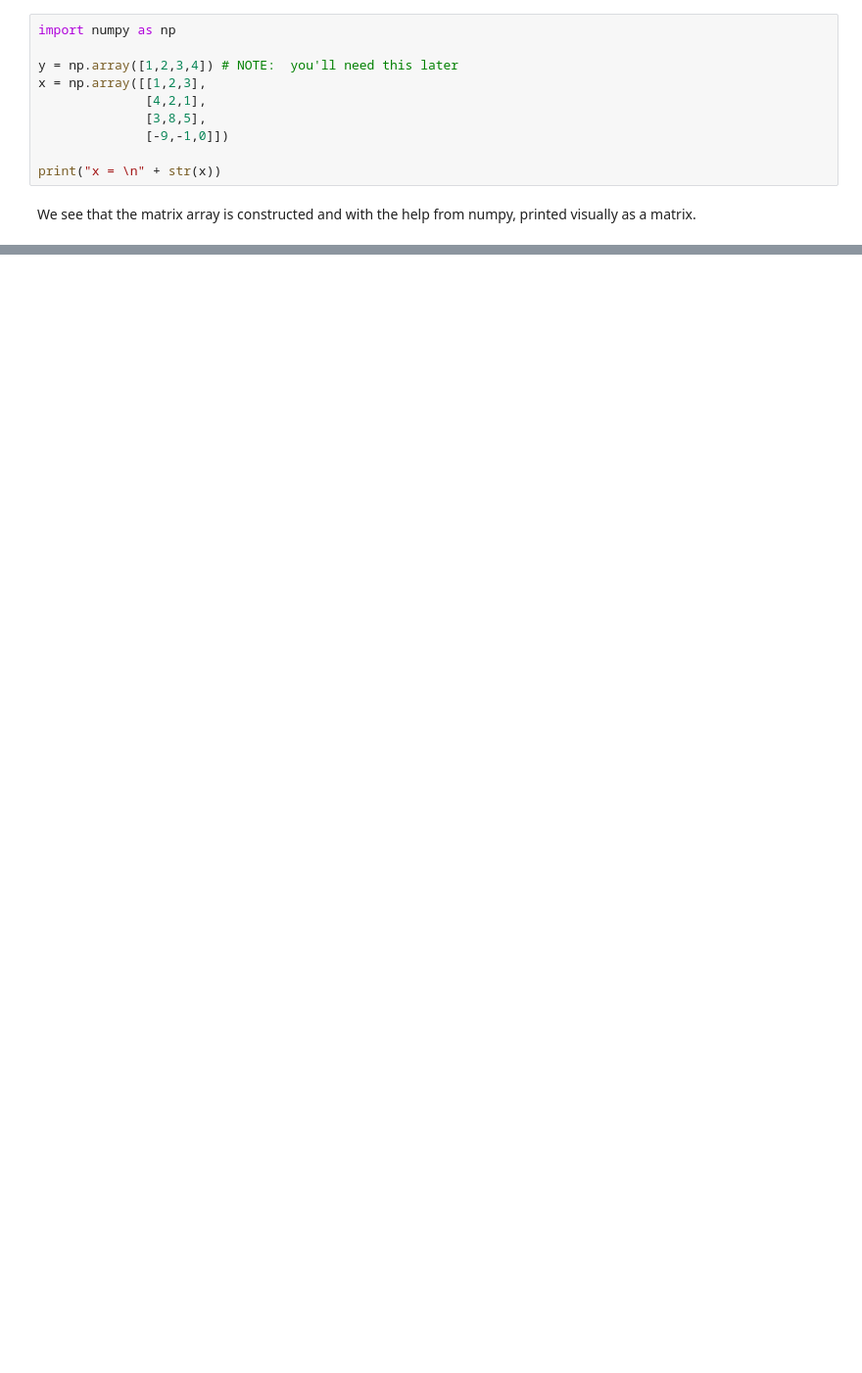
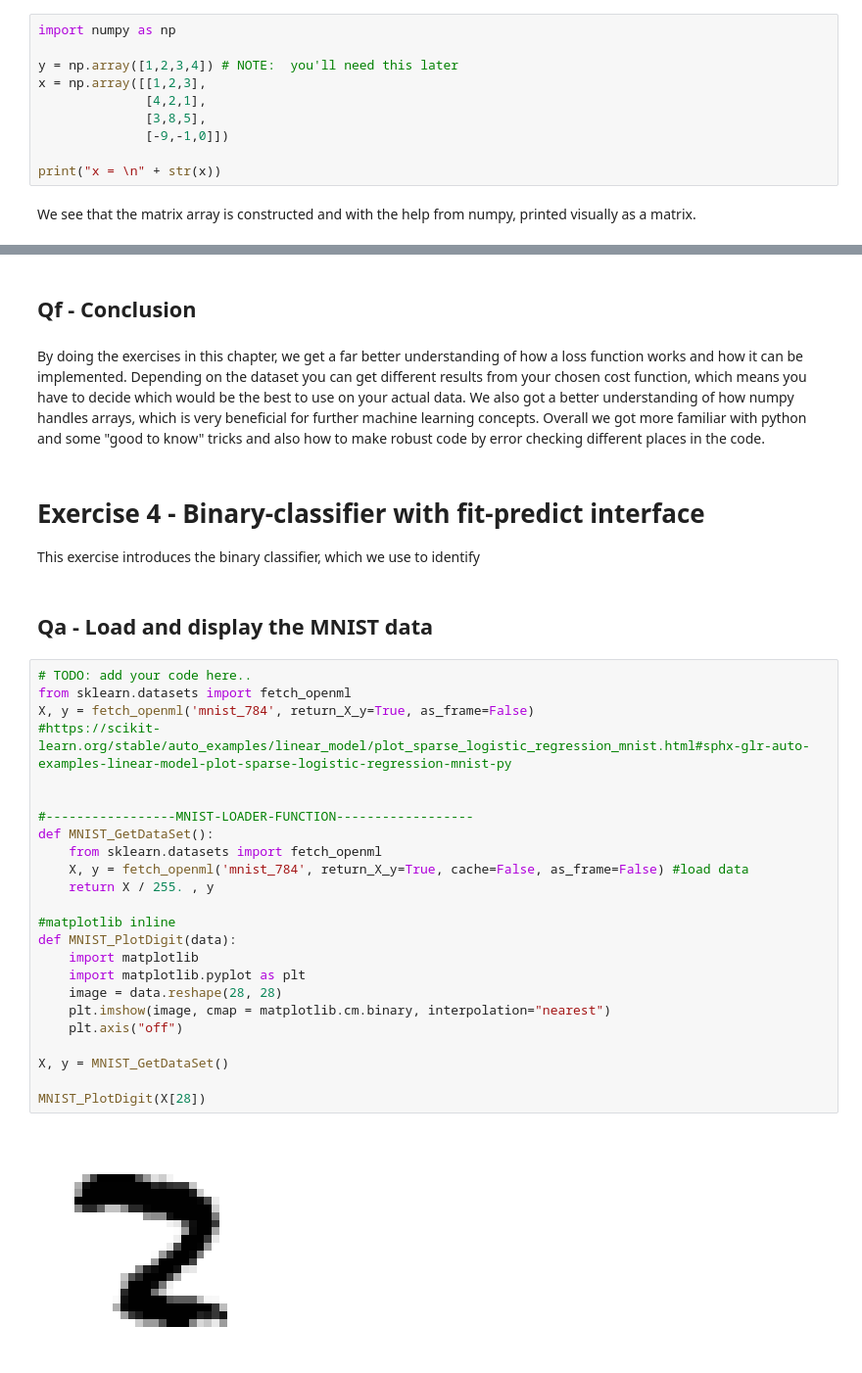
Before and after one commit to Chuckbartow/MAL_O1, a Jupyter notebook: O1.ipynb, the cells around one changed output, grey strips where cells are left out. Shown at 98% size. Cells and saved outputs as stored; diff of their text form; blank space fills up the shorter version.

```diff
--- a/O1.ipynb
+++ b/O1.ipynb
@@ -554,0 +628,36 @@ print(" ")
+# %% [markdown]
+## Qf  - Conclusion
+# %% [markdown]
+By doing the exercises in this chapter, we get a far better understanding of how a loss function works and how it can be implemented. Depending on the dataset you can get different results from your chosen cost function, which means you have to decide which would be the best to use on your actual data. We also got a better understanding of how numpy handles arrays, which is very beneficial for further machine learning concepts. Overall we got more familiar with python and some "good to know" tricks and also how to make robust code by error checking different places in the code.
+# %% [markdown]
+<a id=’ex_4’></a>
+# Exercise 4 - Binary-classifier with fit-predict interface
+This exercise introduces the binary classifier, which we use to identify
+# %% [markdown]
+## Qa - Load and display the MNIST data
+# %%
+# TODO: add your code here..
+from sklearn.datasets import fetch_openml
+X, y = fetch_openml('mnist_784', return_X_y=True, as_frame=False)
+#https://scikit-learn.org/stable/auto_examples/linear_model/plot_sparse_logistic_regression_mnist.html#sphx-glr-auto-examples-linear-model-plot-sparse-logistic-regression-mnist-py
+
+
+#-----------------MNIST-LOADER-FUNCTION------------------
+def MNIST_GetDataSet():
+    from sklearn.datasets import fetch_openml
+    X, y = fetch_openml('mnist_784', return_X_y=True, cache=False, as_frame=False) #load data
+    return X / 255. , y
+
+#matplotlib inline
+def MNIST_PlotDigit(data):
+    import matplotlib
+    import matplotlib.pyplot as plt
+    image = data.reshape(28, 28)
+    plt.imshow(image, cmap = matplotlib.cm.binary, interpolation="nearest")
+    plt.axis("off")
+
+X, y = MNIST_GetDataSet()
+
+MNIST_PlotDigit(X[28])
+# %% [output]
+[figure, added]
```
Also changed, not shown: parts of 43 cells of this notebook.
